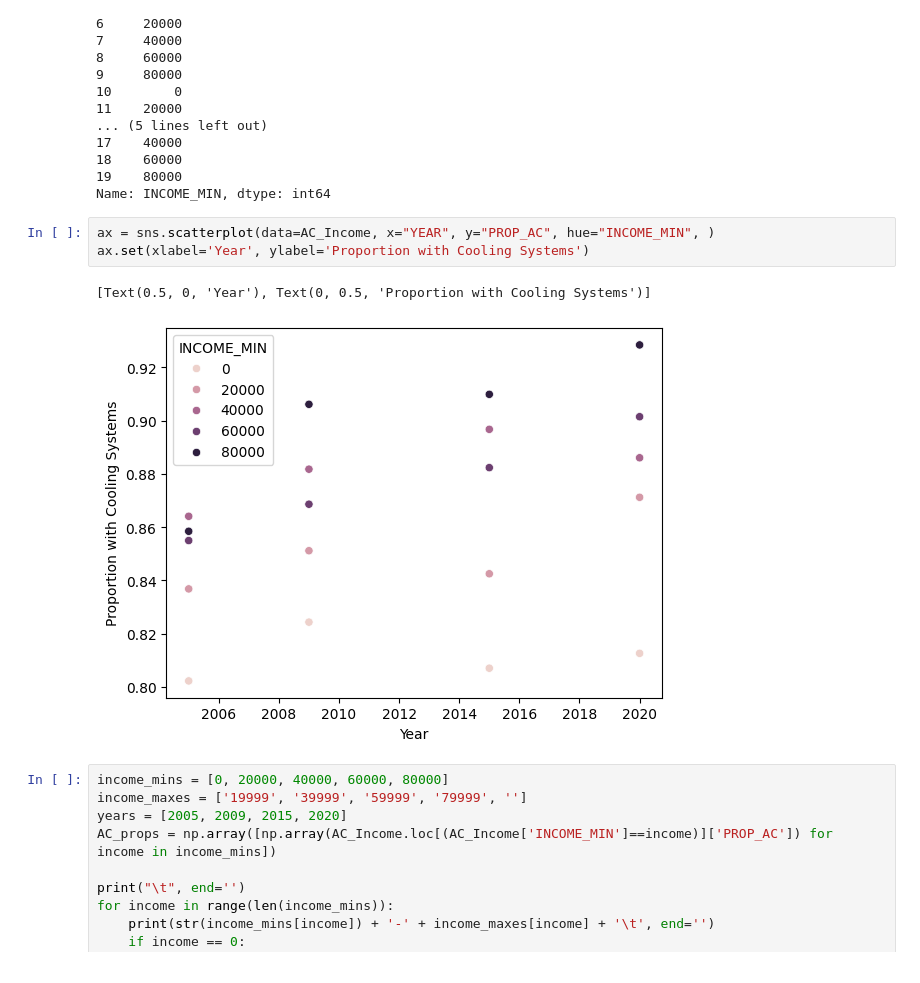
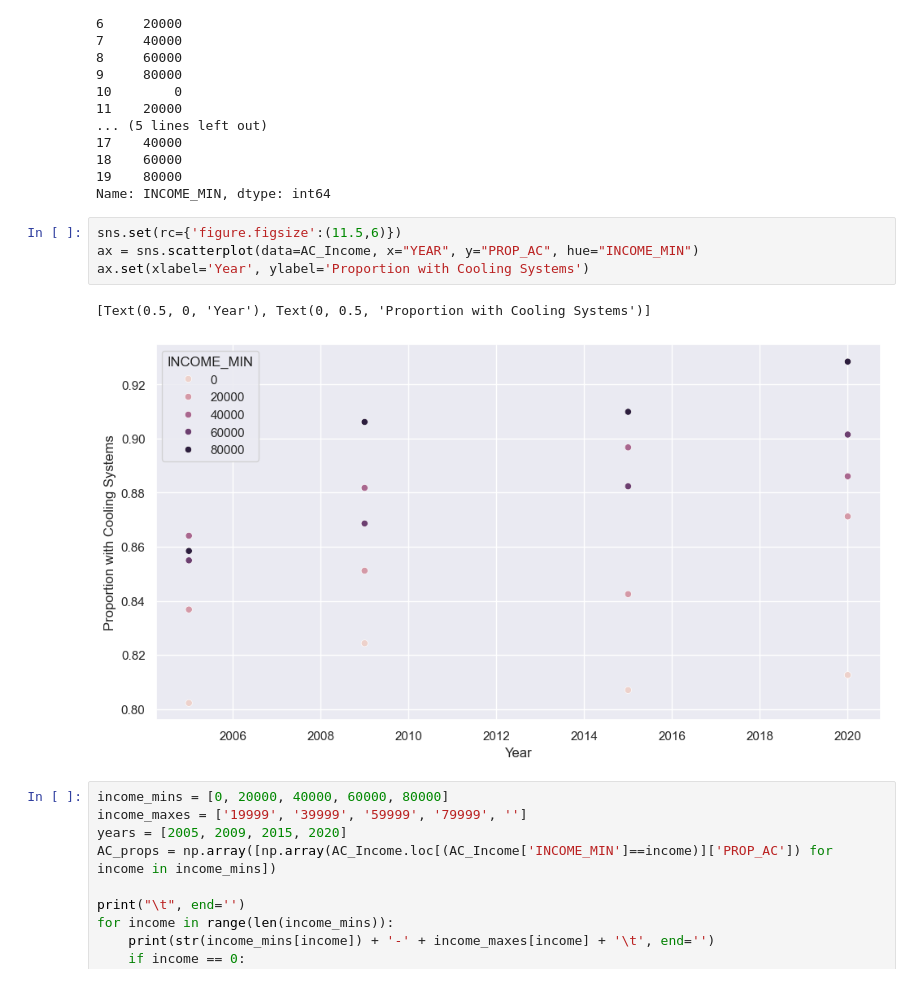
Before and after one commit to nmadev/HVACEnergyConsumptionForecasting, a Jupyter notebook: AC_Access.ipynb, the cells around one changed output. Drawn from its saved outputs; the diff is of its cells as text.

```diff
--- a/AC_Access.ipynb
+++ b/AC_Access.ipynb
@@ -38,11 +39,12 @@ print(AC_Income['INCOME_MIN'])
 19    80000
 Name: INCOME_MIN, dtype: int64
 # %%
-ax = sns.scatterplot(data=AC_Income, x="YEAR", y="PROP_AC", hue="INCOME_MIN", )
+sns.set(rc={'figure.figsize':(11.5,6)})
+ax = sns.scatterplot(data=AC_Income, x="YEAR", y="PROP_AC", hue="INCOME_MIN")
 ax.set(xlabel='Year', ylabel='Proportion with Cooling Systems')
 # %% [output]
 [Text(0.5, 0, 'Year'), Text(0, 0.5, 'Proportion with Cooling Systems')]
-[figure, old version]
+[figure, new version]
 # %%
 income_mins = [0, 20000, 40000, 60000, 80000]
 income_maxes = ['19999', '39999', '59999', '79999', '']
```
Also changed, not shown: parts of 4 cells of this notebook, 14 other files.
